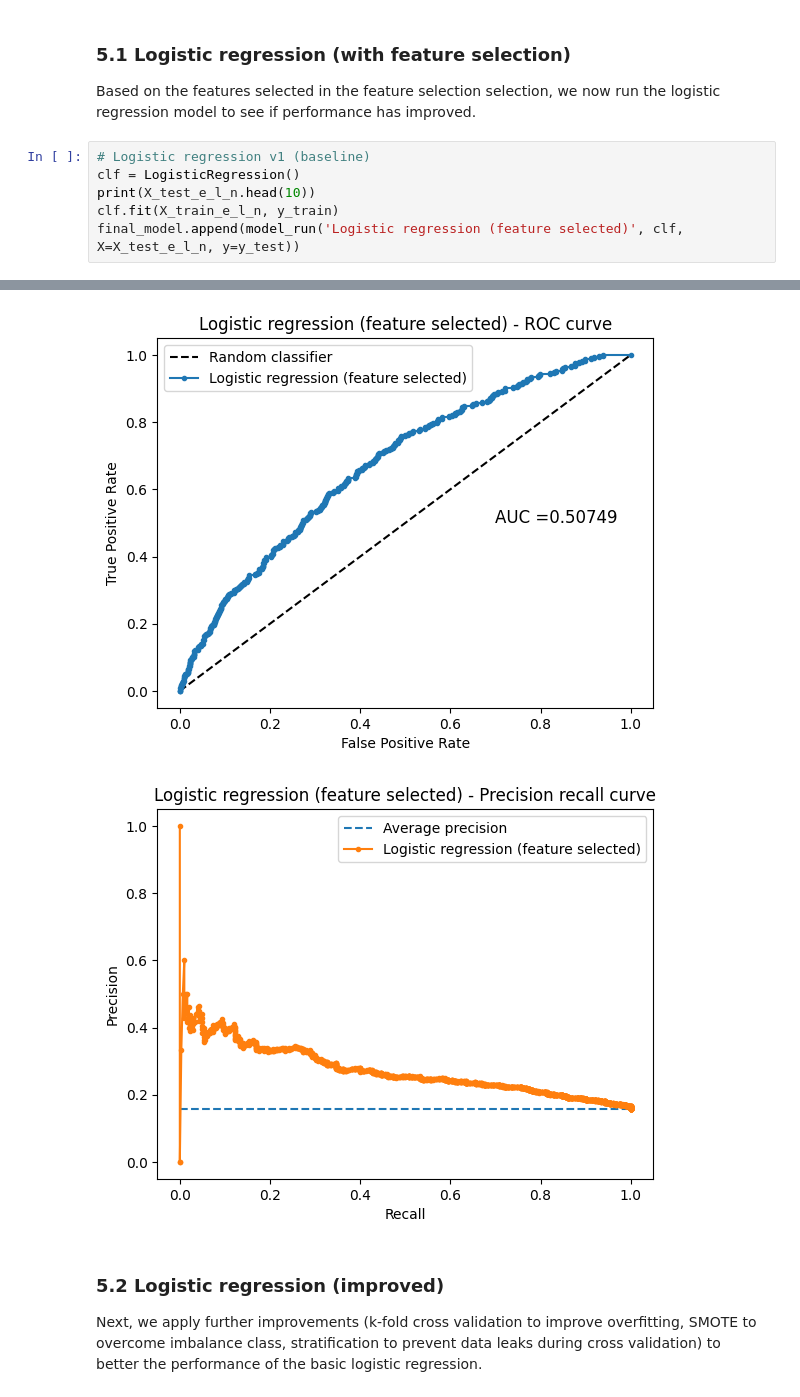
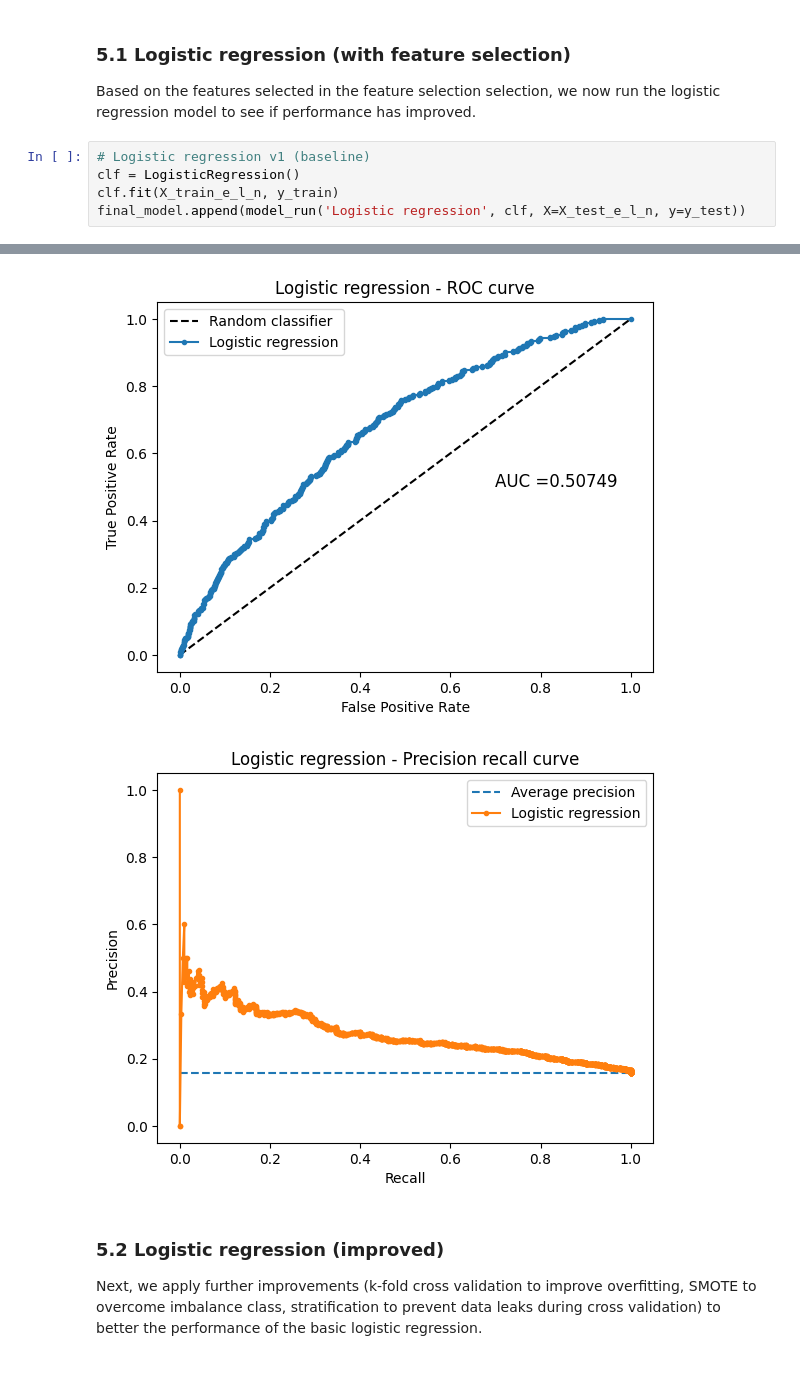
Before and after one commit to winhandsome309/thesis_banking, a Jupyter notebook: models/notebook_first.ipynb, the cells around one changed output, grey strips where cells are left out. Drawn from its saved outputs; the diff is of its cells as text.

```diff
--- a/models/notebook_first.ipynb
+++ b/models/notebook_first.ipynb
@@ -1140,7 +1140,6 @@ Based on the features selected in the feature selection selection, we now run th
 # %%
 # Logistic regression v1 (baseline)
 clf = LogisticRegression()
-print(X_test_e_l_n.head(10))
 clf.fit(X_train_e_l_n, y_train)
-final_model.append(model_run('Logistic regression (feature selected)', clf, X=X_test_e_l_n, y=y_test))
+final_model.append(model_run('Logistic regression', clf, X=X_test_e_l_n, y=y_test))
 # %% [output]
@@ -1165,5 +1156,5 @@ weighted avg       0.78      0.84      0.78      1916
-[figure, old version]
+[figure, new version]
-[figure, old version]
+[figure, new version]
 # %% [markdown]
 ### 5.2 Logistic regression (improved)
 Next, we apply further improvements (k-fold cross validation to improve overfitting, SMOTE to overcome imbalance class, stratification to prevent data leaks during cross validation) to better the performance of the basic logistic regression.
```
Also changed, not shown: parts of 3 cells of this notebook, 12 other files.
